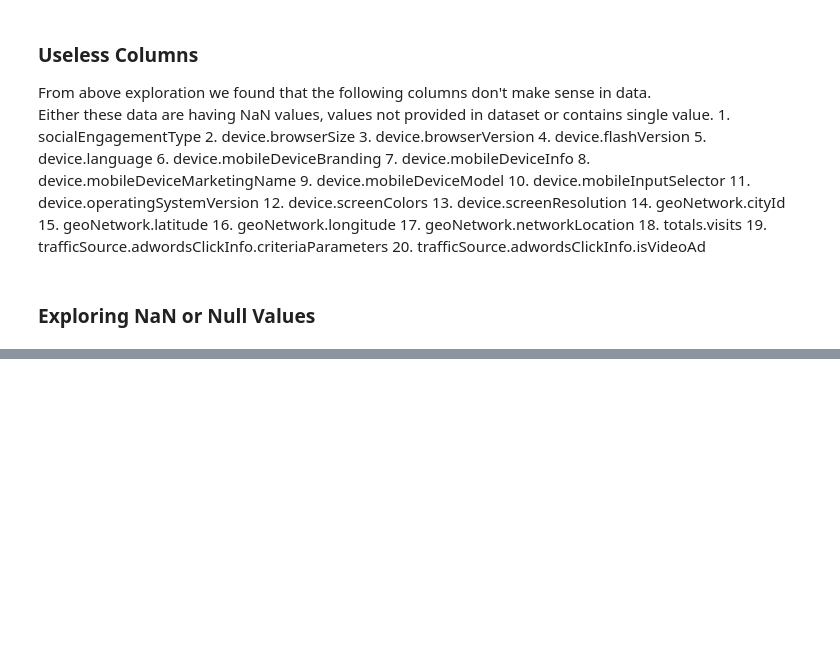
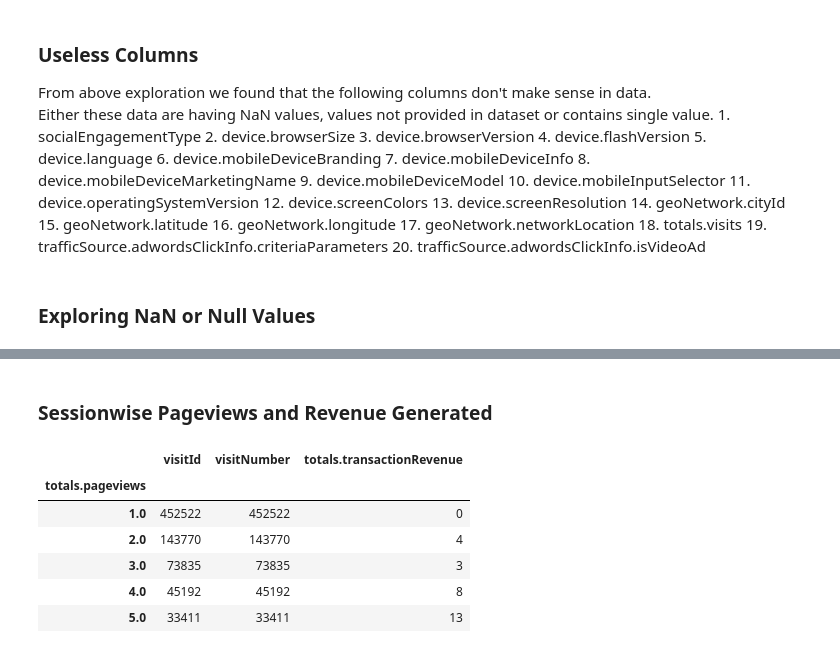
Before and after one commit to patilsumeetv/Google_Analytics_Customer_Revenue_Prediction, a Jupyter notebook: Code/dataExploration.ipynb, the cells around one changed output, grey strips where cells are left out. Cells and saved outputs as stored; diff of their text form; code cells hidden in the pictures; blank space fills up the shorter version.

```diff
--- a/Code/dataExploration.ipynb
+++ b/Code/dataExploration.ipynb
@@ -122,0 +313,14 @@ py.iplot(nan_fig, filename='nan-plot')
+# %% [markdown]
+### Sessionwise Pageviews and Revenue Generated
+# %%
+pageview = train_df[['visitId', 'visitNumber', 'totals.transactionRevenue', 'totals.pageviews']]
+pageview = pageview[pageview['totals.pageviews']<=25].groupby('totals.pageviews')
+pageview.count().head()
+# %% [output]
+|  | visitId | visitNumber | totals.transactionRevenue |
+| totals.pageviews |  |  |  |
+| 1.0 | 452522 | 452522 | 0 |
+| 2.0 | 143770 | 143770 | 4 |
+| 3.0 | 73835 | 73835 | 3 |
+| 4.0 | 45192 | 45192 | 8 |
+| 5.0 | 33411 | 33411 | 13 |
```
Also changed, not shown: parts of 23 cells of this notebook.
